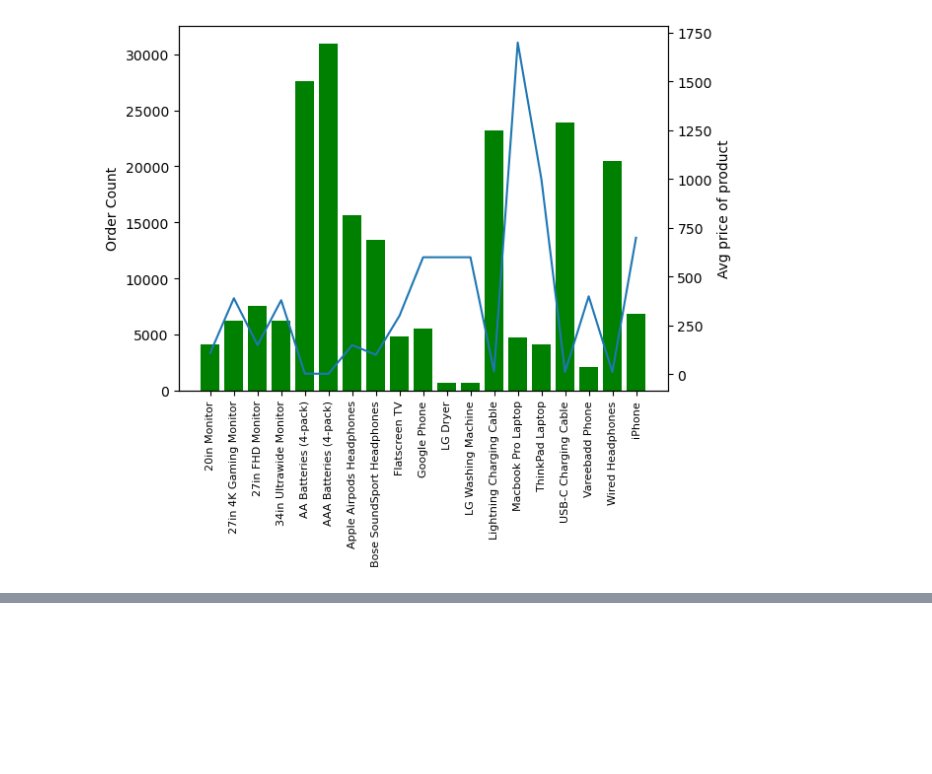
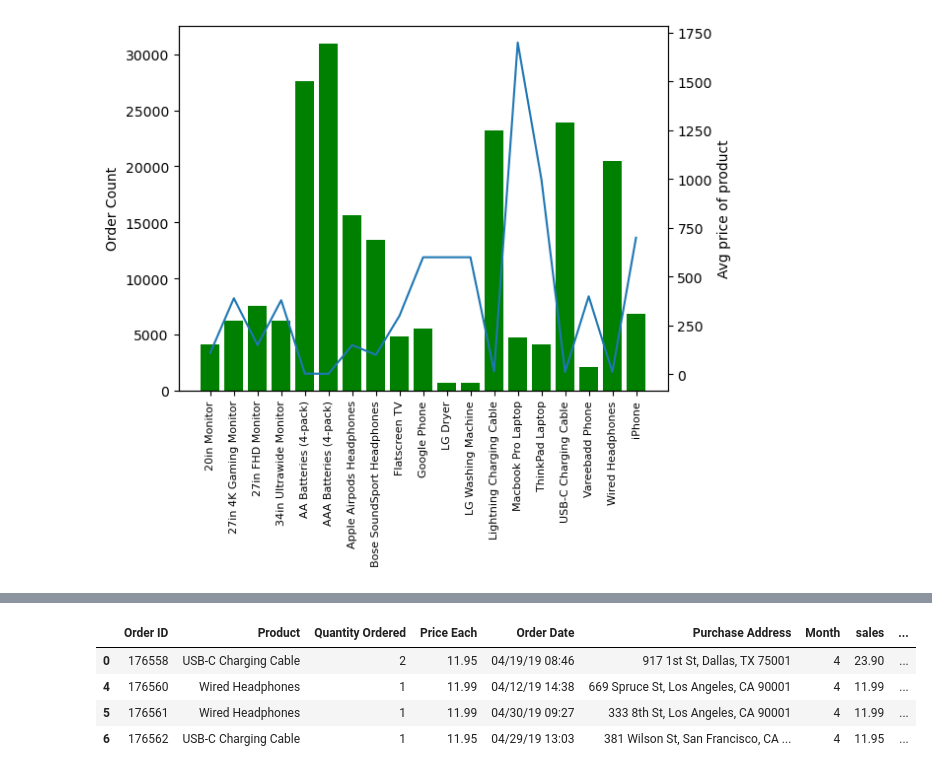
Before and after one commit to ewooten7/E-Commerce_Sales-Data-Analysis, a Jupyter notebook: My-E-Commerce-Data-Analysis.ipynb, the cells around one changed output, grey strips where cells are left out. Cells and saved outputs as stored; diff of their text form; code cells hidden in the pictures; blank space fills up the shorter version.

```diff
--- a/My-E-Commerce-Data-Analysis.ipynb
+++ b/My-E-Commerce-Data-Analysis.ipynb
@@ -379,0 +407,8 @@ The cheaper the product higher the quantity ordered and vice versa.
+# %%
+most_sold_product_df.head(4)
+# %% [output]
+|  | Order ID | Product | Quantity Ordered | Price Each | Order Date | Purchase Address | Month | sales | ... |
+| 0 | 176558 | USB-C Charging Cable | 2 | 11.95 | 04/19/19 08:46 | 917 1st St, Dallas, TX 75001 | 4 | 23.90 | ... |
+| 4 | 176560 | Wired Headphones | 1 | 11.99 | 04/12/19 14:38 | 669 Spruce St, Los Angeles, CA 90001 | 4 | 11.99 | ... |
+| 5 | 176561 | Wired Headphones | 1 | 11.99 | 04/30/19 09:27 | 333 8th St, Los Angeles, CA 90001 | 4 | 11.99 | ... |
+| 6 | 176562 | USB-C Charging Cable | 1 | 11.95 | 04/29/19 13:03 | 381 Wilson St, San Francisco, CA ... | 4 | 11.95 | ... |
```
Also changed, not shown: parts of 10 cells of this notebook.
